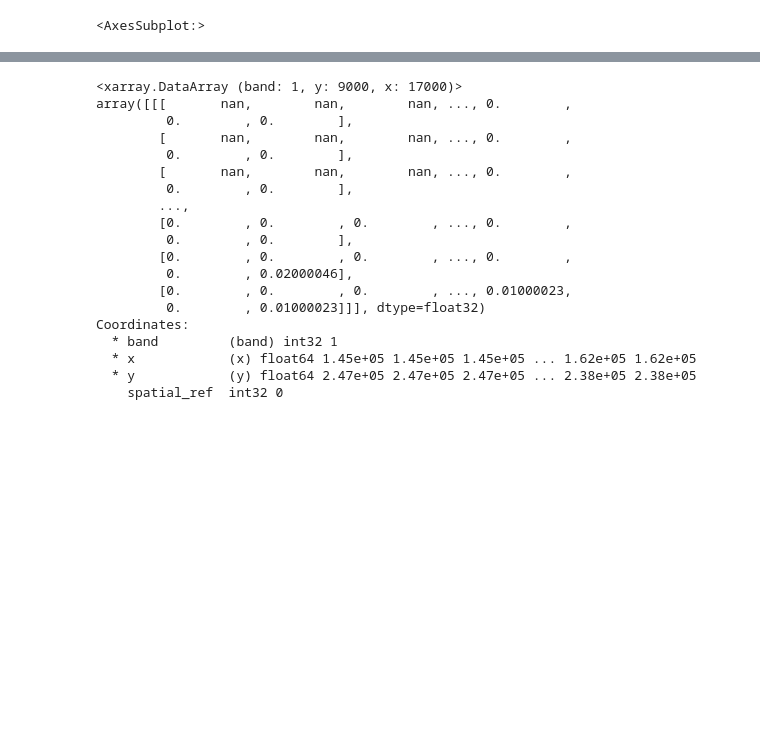
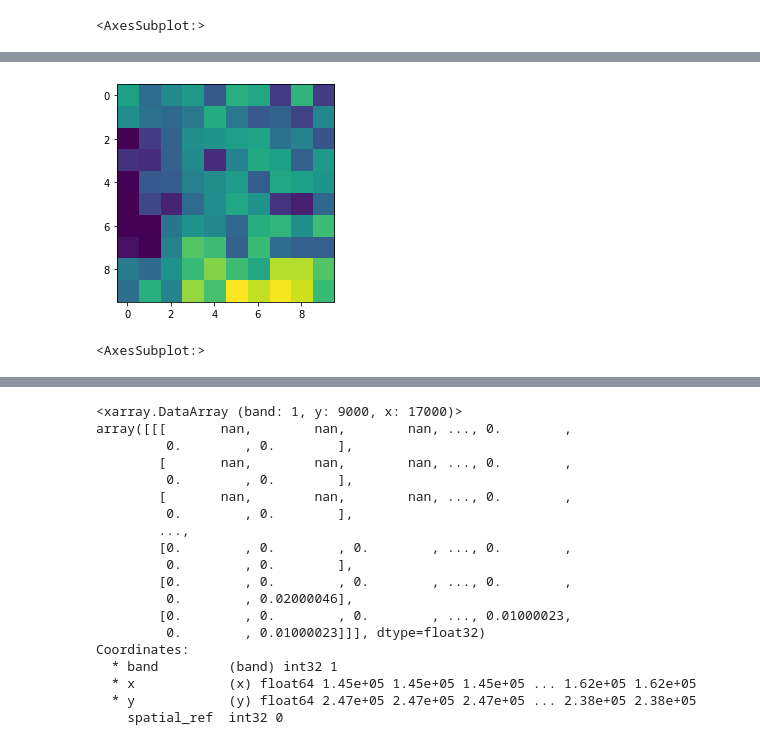
Before and after one commit to kpranke/3D_houses, a Jupyter notebook: 3D Houses.ipynb, the cells around one changed output, grey strips where cells are left out. Drawn from its saved outputs; the diff is of its cells as text; code cells hidden in the pictures; blank space fills up the shorter version.

```diff
--- a/3D Houses.ipynb
+++ b/3D Houses.ipynb
@@ -282,3 +282,6 @@ show(surface_ra)
 # %% [output]
 [figure]
 <AxesSubplot:>
+# %%
+surface_ra_array = surface_ra.read(1)
+surface_ra_array
@@ -284,0 +302,3 @@ show(surface_ra)
+# %%
+surface_slice = surface_ra_array[8000:8010, 10010:10020]
+surface_slice
@@ -284,0 +326,5 @@ show(surface_ra)
+# %%
+show(surface_slice)
+# %% [output]
+[figure, added]
+<AxesSubplot:>
```
Also changed, not shown: parts of 42 cells of this notebook.
